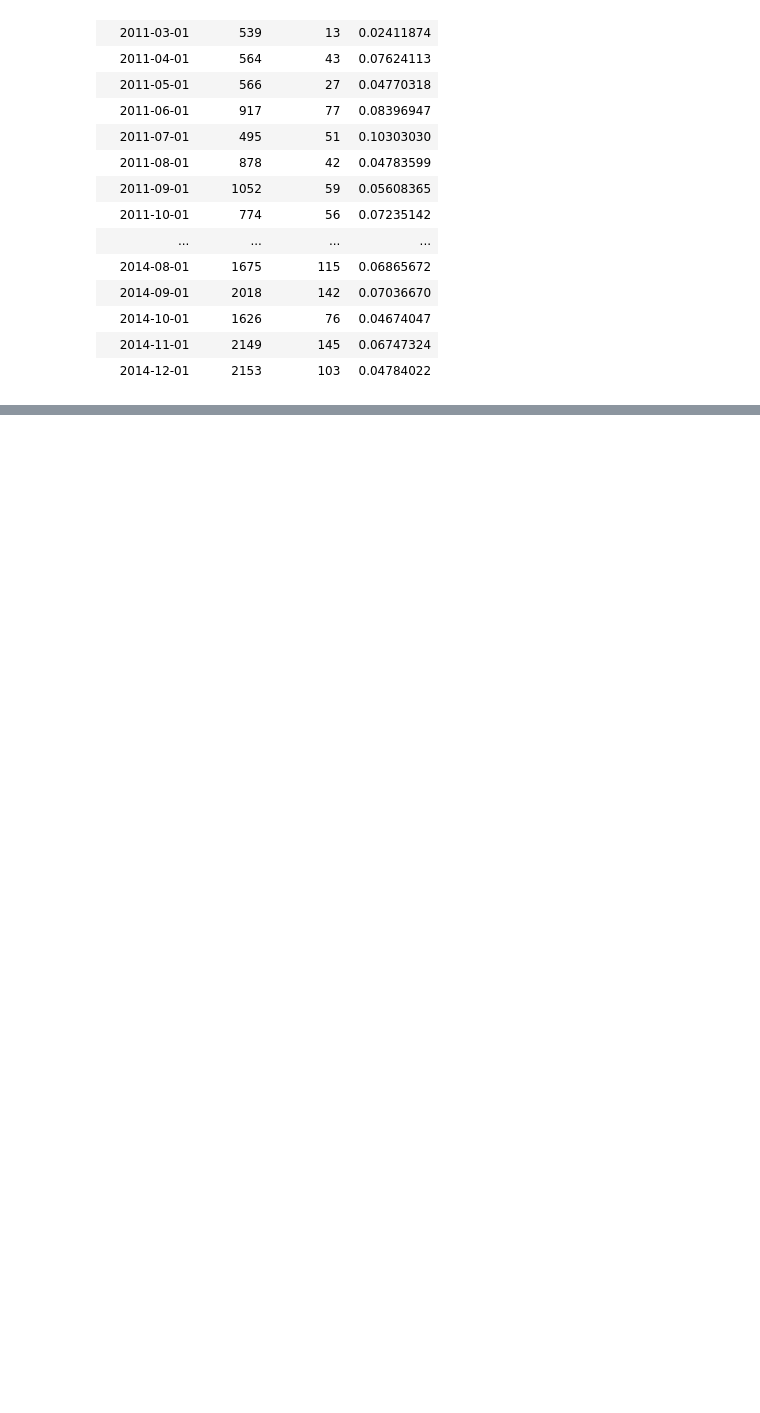
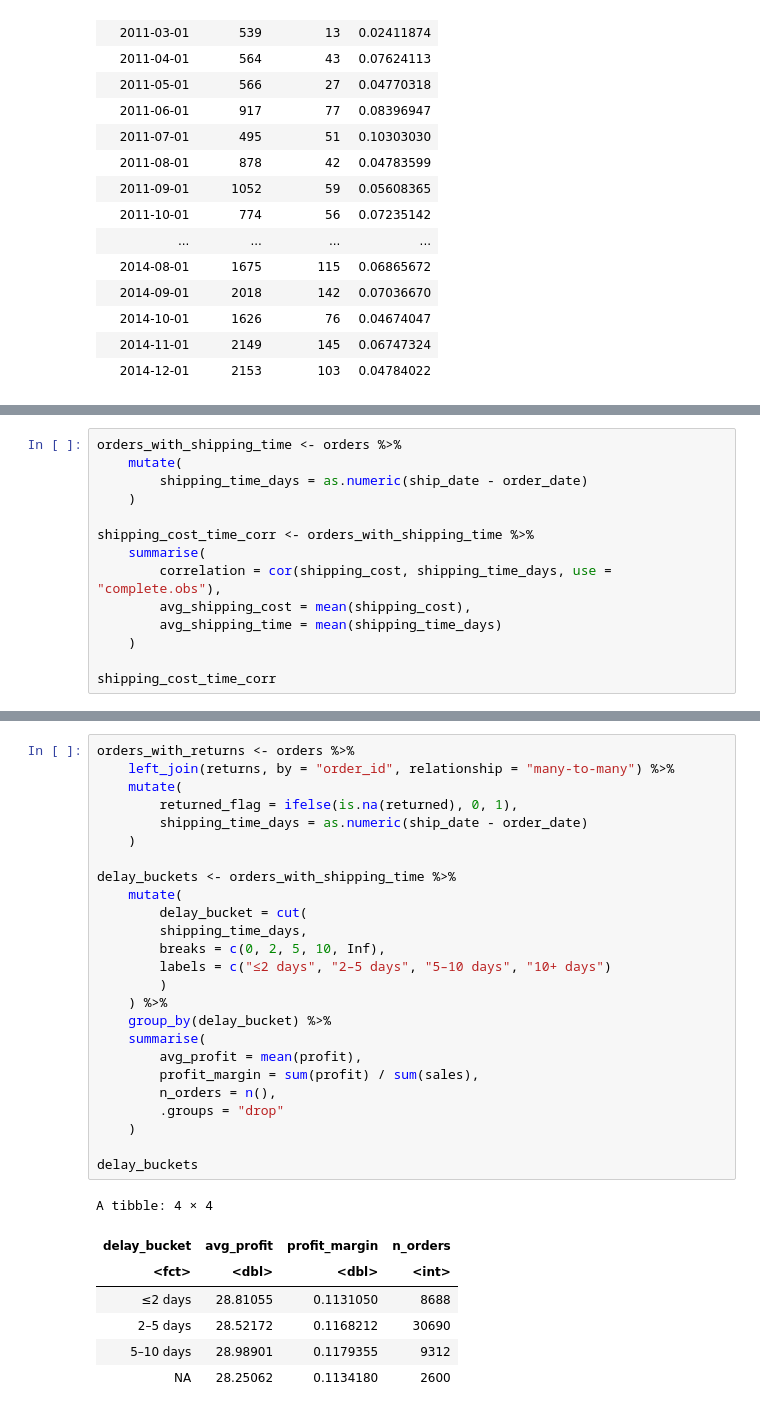
Before and after one commit to aleksiakolo/product-sales-analysis, a Jupyter notebook: notebooks/analysis/05_temporal_trends.ipynb, the cells around one changed output, grey strips where cells are left out. Saved outputs shown, nothing was run; the diff lists cells and outputs as text; blank space fills up the shorter version.

Commit message:
reorganized numeric analysis notebooks

```diff
--- a/notebooks/analysis/07_temporal_trends.ipynb
+++ b/notebooks/analysis/05_temporal_trends.ipynb
@@ -331,0 +336,14 @@ A tibble: 48 × 4
+# %%
+orders_with_shipping_time <- orders %>%
+    mutate(
+        shipping_time_days = as.numeric(ship_date - order_date)
+    )
+
+shipping_cost_time_corr <- orders_with_shipping_time %>%
+    summarise(
+        correlation = cor(shipping_cost, shipping_time_days, use = "complete.obs"),
+        avg_shipping_cost = mean(shipping_cost),
+        avg_shipping_time = mean(shipping_time_days)
+    )
+
+shipping_cost_time_corr
@@ -331,0 +456,33 @@ A tibble: 48 × 4
+# %%
+orders_with_returns <- orders %>%
+    left_join(returns, by = "order_id", relationship = "many-to-many") %>%
+    mutate(
+        returned_flag = ifelse(is.na(returned), 0, 1),
+        shipping_time_days = as.numeric(ship_date - order_date)
+    )
+
+delay_buckets <- orders_with_shipping_time %>%
+    mutate(
+        delay_bucket = cut(
+        shipping_time_days,
+        breaks = c(0, 2, 5, 10, Inf),
+        labels = c("≤2 days", "2–5 days", "5–10 days", "10+ days")
+        )
+    ) %>%
+    group_by(delay_bucket) %>%
+    summarise(
+        avg_profit = mean(profit),
+        profit_margin = sum(profit) / sum(sales),
+        n_orders = n(),
+        .groups = "drop"
+    )
+
+delay_buckets
+# %% [output]
+A tibble: 4 × 4
+| delay_bucket | avg_profit | profit_margin | n_orders |
+| <fct> | <dbl> | <dbl> | <int> |
+| ≤2 days | 28.81055 | 0.1131050 | 8688 |
+| 2–5 days | 28.52172 | 0.1168212 | 30690 |
+| 5–10 days | 28.98901 | 0.1179355 | 9312 |
+| NA | 28.25062 | 0.1134180 | 2600 |
```
Also changed, not shown: parts of 13 cells of this notebook, 11 other files.
